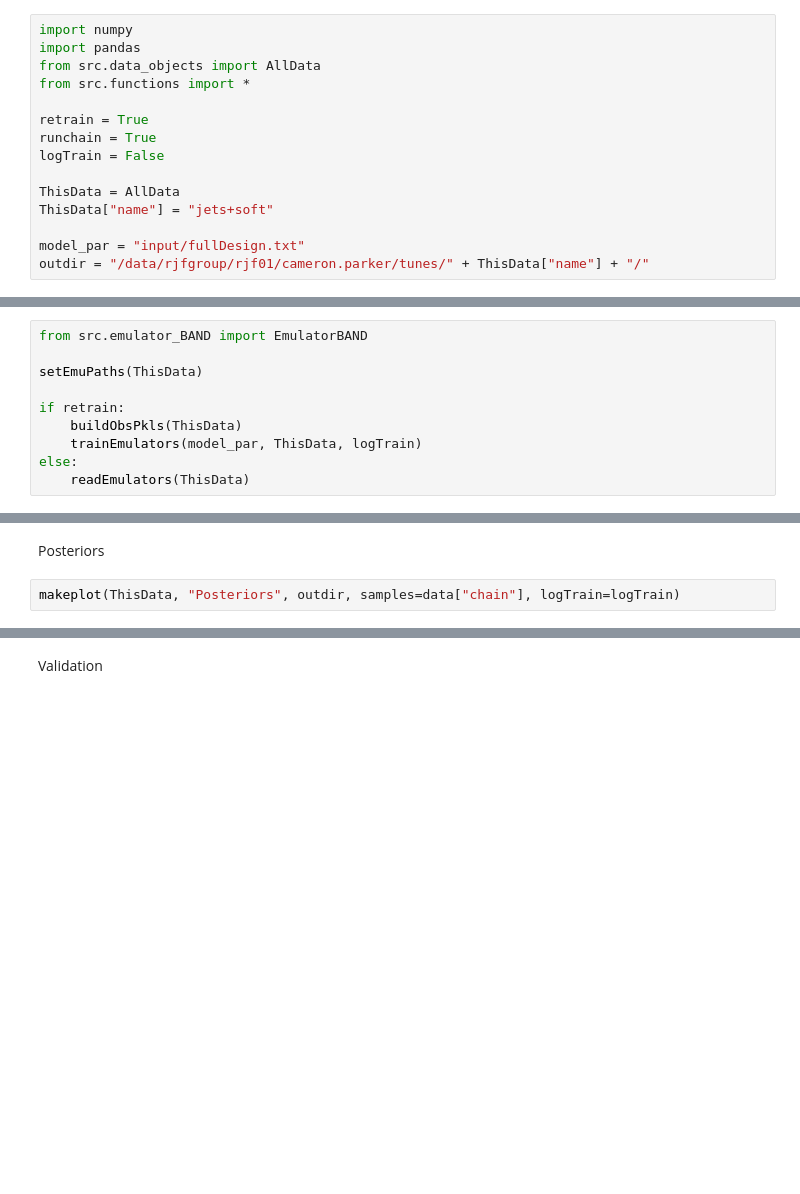
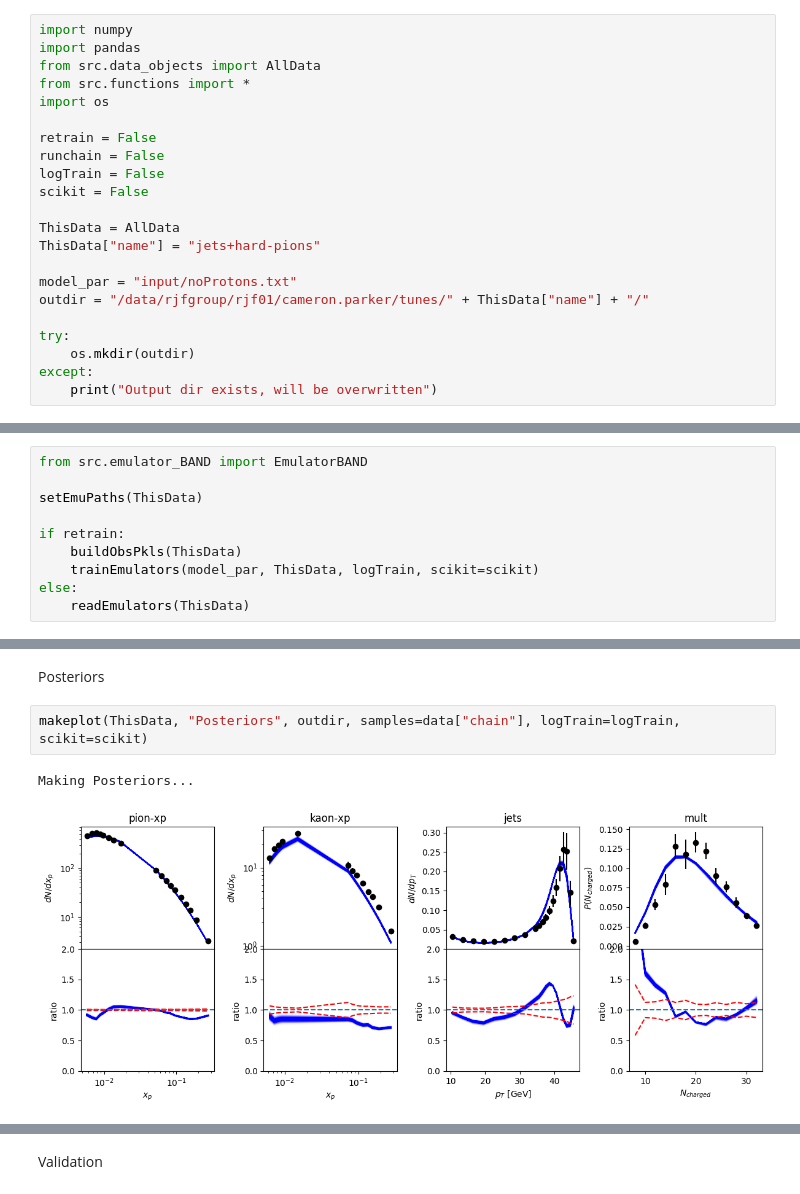
Before and after one commit to cparker24/Bayes-Tune, a Jupyter notebook: jet-tune.ipynb, the cells around one changed output, grey strips where cells are left out. Cells and saved outputs as stored; diff of their text form; blank space fills up the shorter version.

```diff
--- a/jet-tune.ipynb
+++ b/jet-tune.ipynb
@@ -3,13 +3,20 @@ import numpy
 import pandas
 from src.data_objects import AllData
 from src.functions import *
+import os
 
-retrain = True
-runchain = True
+retrain = False
+runchain = False
 logTrain = False
+scikit = False
 
 ThisData = AllData
-ThisData["name"] = "jets+soft"
+ThisData["name"] = "jets+hard-pions"
 
-model_par = "input/fullDesign.txt"
+model_par = "input/noProtons.txt"
 outdir = "/data/rjfgroup/rjf01/cameron.parker/tunes/" + ThisData["name"] + "/"
+
+try:
+    os.mkdir(outdir)
+except:
+    print("Output dir exists, will be overwritten")
@@ -51,7 +94,7 @@ setEmuPaths(ThisData)
 
 if retrain:
     buildObsPkls(ThisData)
-    trainEmulators(model_par, ThisData, logTrain)
+    trainEmulators(model_par, ThisData, logTrain, scikit=scikit)
 else:
     readEmulators(ThisData)
 # %% [markdown]
@@ -124,4 +196,7 @@ makeplot(ThisData, "Priors", outdir, logTrain=logTrain)
 # %% [markdown]
 Posteriors
 # %%
-makeplot(ThisData, "Posteriors", outdir, samples=data["chain"], logTrain=logTrain)
+makeplot(ThisData, "Posteriors", outdir, samples=data["chain"], logTrain=logTrain, scikit=scikit)
+# %% [output]
+Making Posteriors...
+[figure, added]
```
Also changed, not shown: parts of 15 cells of this notebook, 9 other files.
